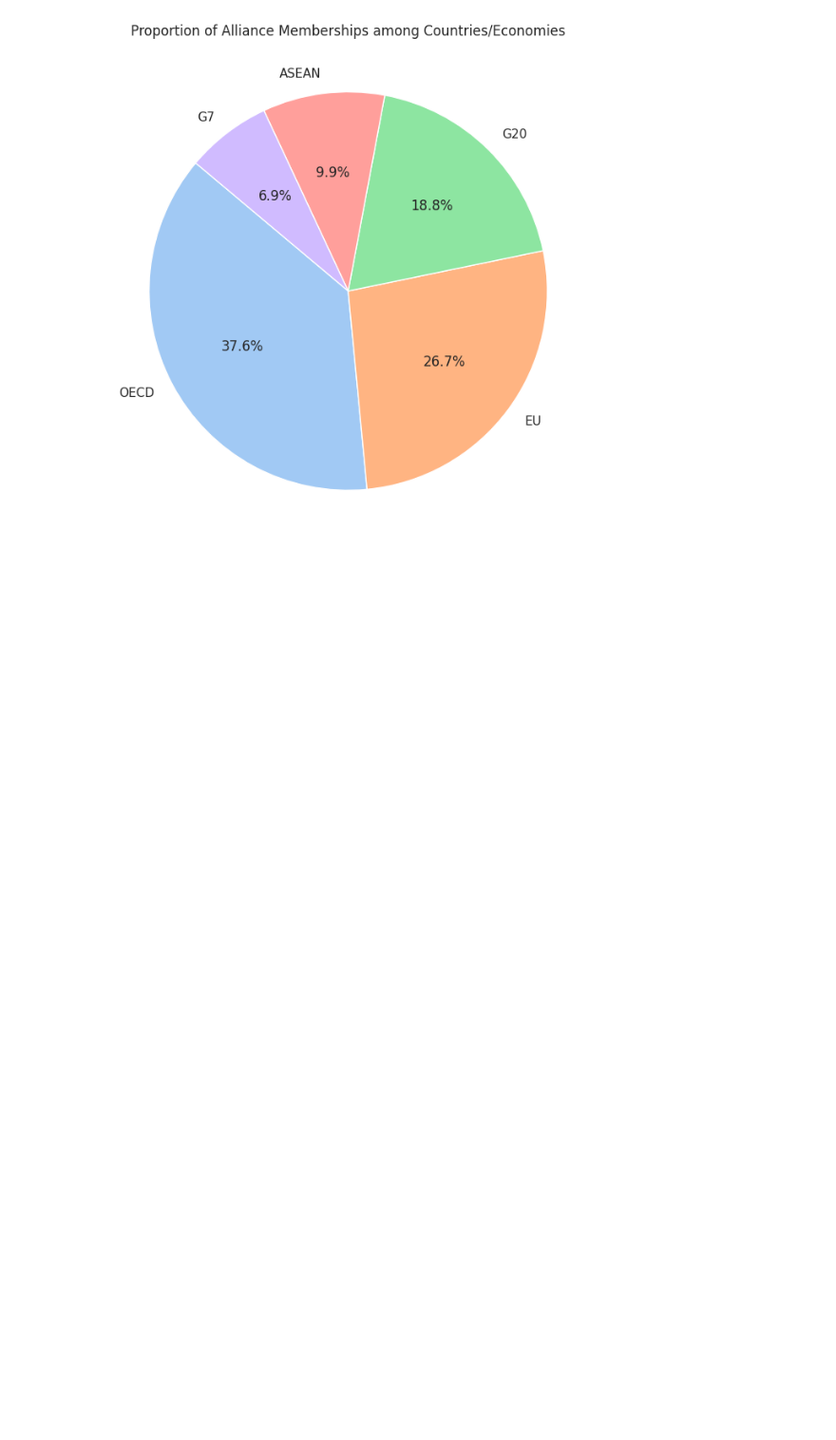
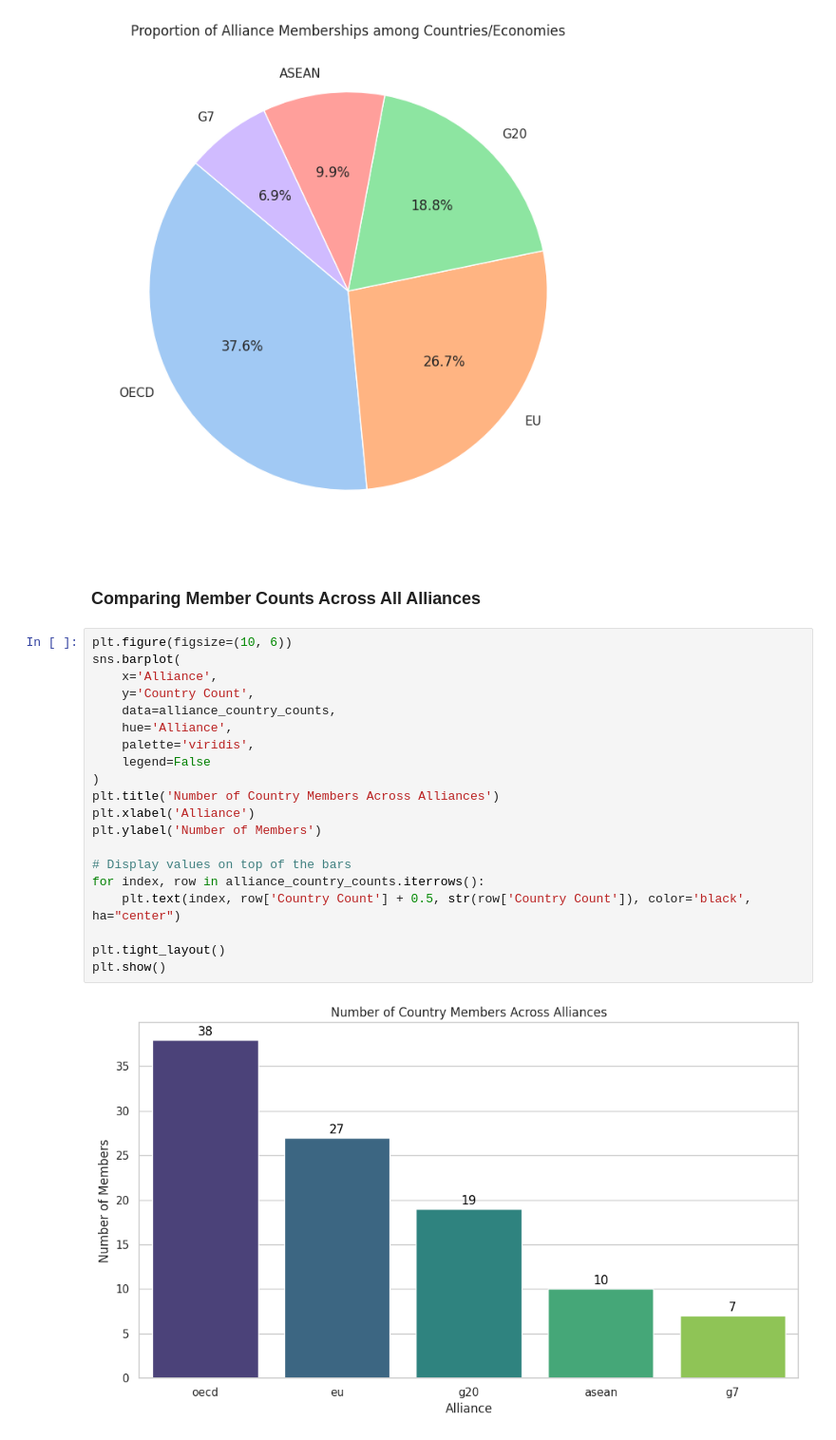
Before and after one commit to kxrrym03/Global-Electricity-Mix-Analysis, a Jupyter notebook: Global_Electricity_Mix.ipynb, the cells around one changed output. Shown at 95% size. Cells and saved outputs as stored; diff of their text form; blank space fills up the shorter version.

```diff
--- a/Global_Electricity_Mix.ipynb
+++ b/Global_Electricity_Mix.ipynb
@@ -235,3 +235,27 @@ plt.title('Proportion of Alliance Memberships among Countries/Economies')
 plt.show()
 # %% [output]
 [figure]
+# %% [markdown]
+### Comparing Member Counts Across All Alliances
+# %%
+plt.figure(figsize=(10, 6))
+sns.barplot(
+    x='Alliance',
+    y='Country Count',
+    data=alliance_country_counts,
+    hue='Alliance',
+    palette='viridis',
+    legend=False
+)
+plt.title('Number of Country Members Across Alliances')
+plt.xlabel('Alliance')
+plt.ylabel('Number of Members')
+
+# Display values on top of the bars
+for index, row in alliance_country_counts.iterrows():
+    plt.text(index, row['Country Count'] + 0.5, str(row['Country Count']), color='black', ha="center")
+
+plt.tight_layout()
+plt.show()
+# %% [output]
+[figure, added]
```
Also changed, not shown: parts of 2 cells of this notebook.
